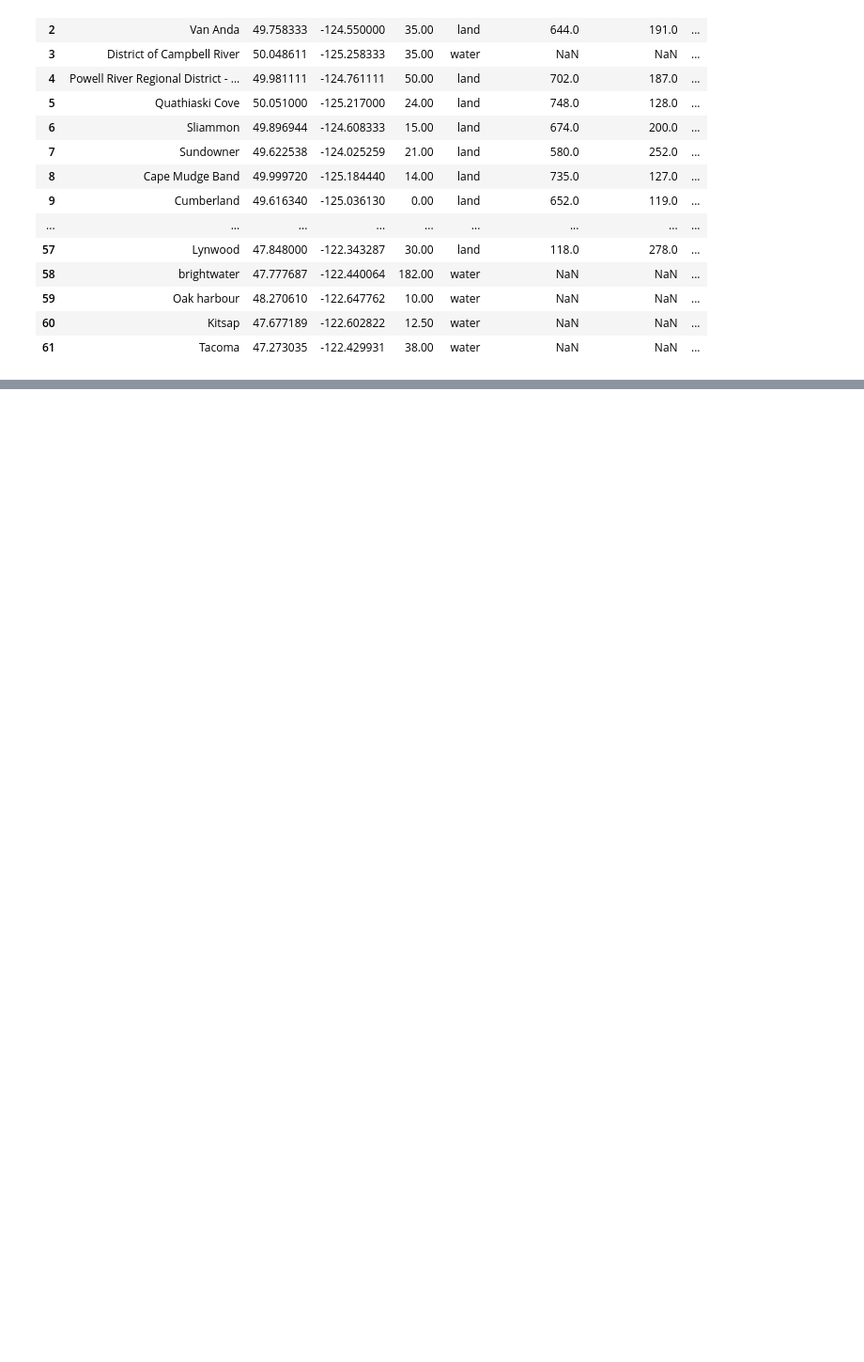
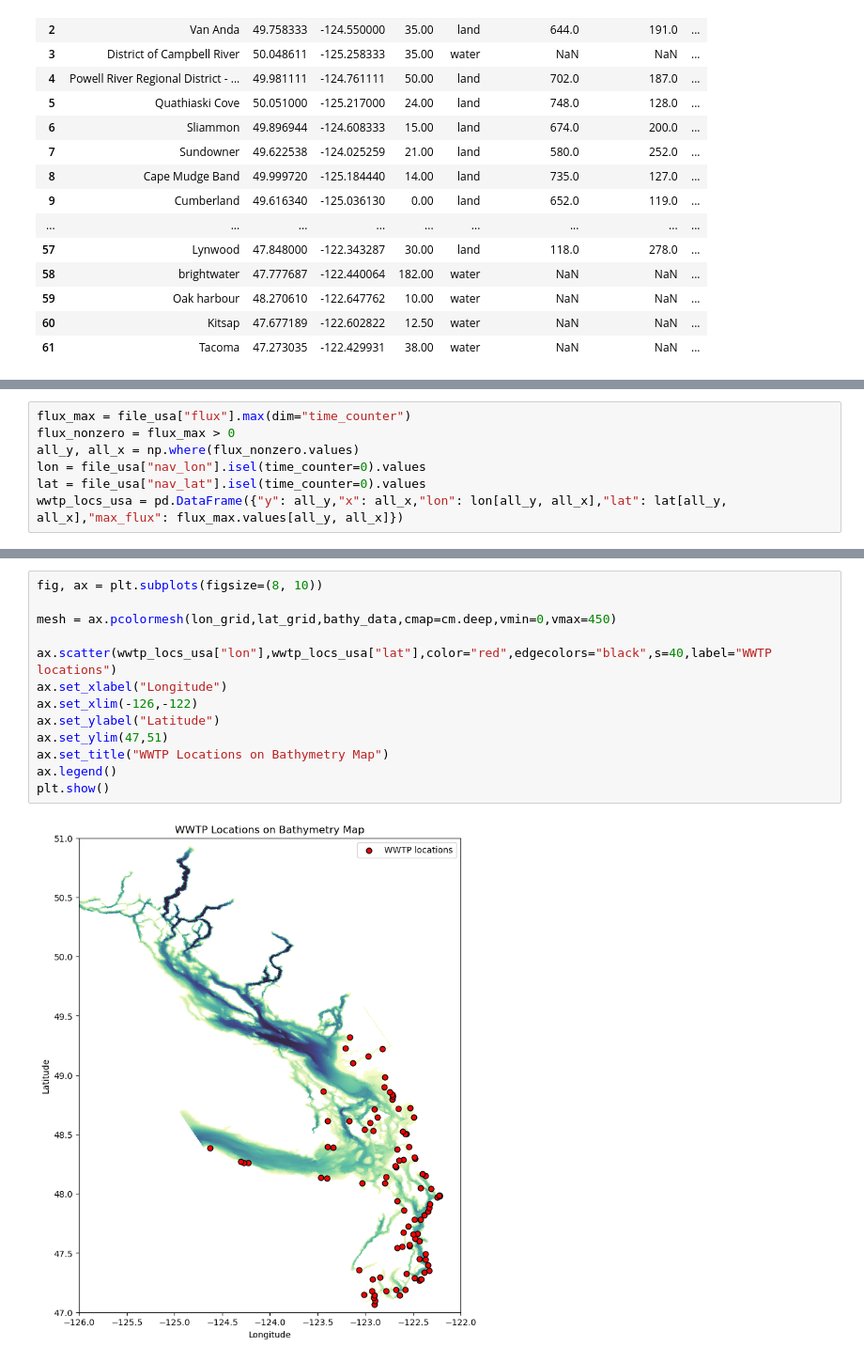
Before and after one commit to SalishSeaCast/analysis-dishika, a Jupyter notebook: notebooks/grid_cell.ipynb, the cells around one changed output, grey strips where cells are left out. Shown at 94% size. Saved outputs shown, nothing was run; the diff lists cells and outputs as text; blank space fills up the shorter version.

```diff
--- a/notebooks/grid_cell.ipynb
+++ b/notebooks/grid_cell.ipynb
@@ -600,0 +875,7 @@ plt.show()
+# %%
+flux_max = file_usa["flux"].max(dim="time_counter")
+flux_nonzero = flux_max > 0
+all_y, all_x = np.where(flux_nonzero.values)
+lon = file_usa["nav_lon"].isel(time_counter=0).values
+lat = file_usa["nav_lat"].isel(time_counter=0).values
+wwtp_locs_usa = pd.DataFrame({"y": all_y,"x": all_x,"lon": lon[all_y, all_x],"lat": lat[all_y, all_x],"max_flux": flux_max.values[all_y, all_x]})
@@ -600,0 +891,15 @@ plt.show()
+# %%
+fig, ax = plt.subplots(figsize=(8, 10))
+
+mesh = ax.pcolormesh(lon_grid,lat_grid,bathy_data,cmap=cm.deep,vmin=0,vmax=450)
+
+ax.scatter(wwtp_locs_usa["lon"],wwtp_locs_usa["lat"],color="red",edgecolors="black",s=40,label="WWTP locations")
+ax.set_xlabel("Longitude")
+ax.set_xlim(-126,-122)
+ax.set_ylabel("Latitude")
+ax.set_ylim(47,51)
+ax.set_title("WWTP Locations on Bathymetry Map")
+ax.legend()
+plt.show()
+# %% [output]
+[figure, added]
```
Also changed, not shown: parts of 44 cells of this notebook.
